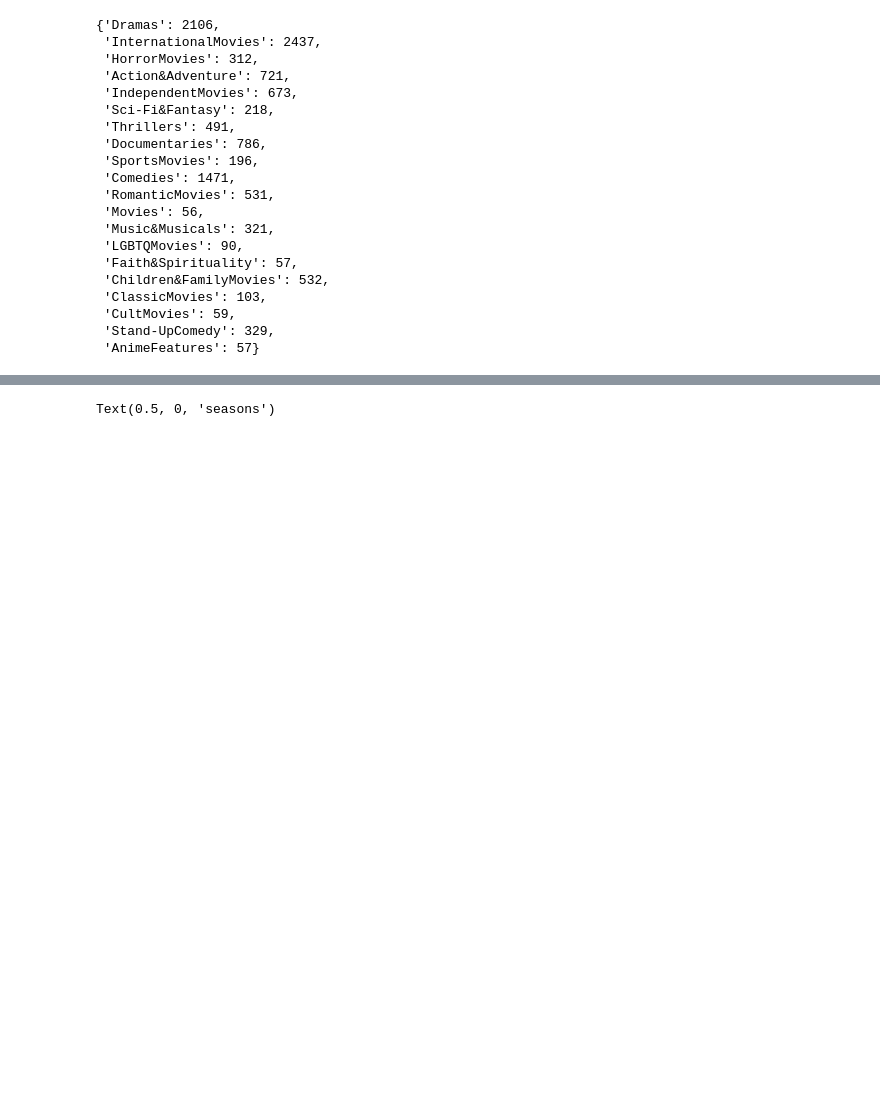
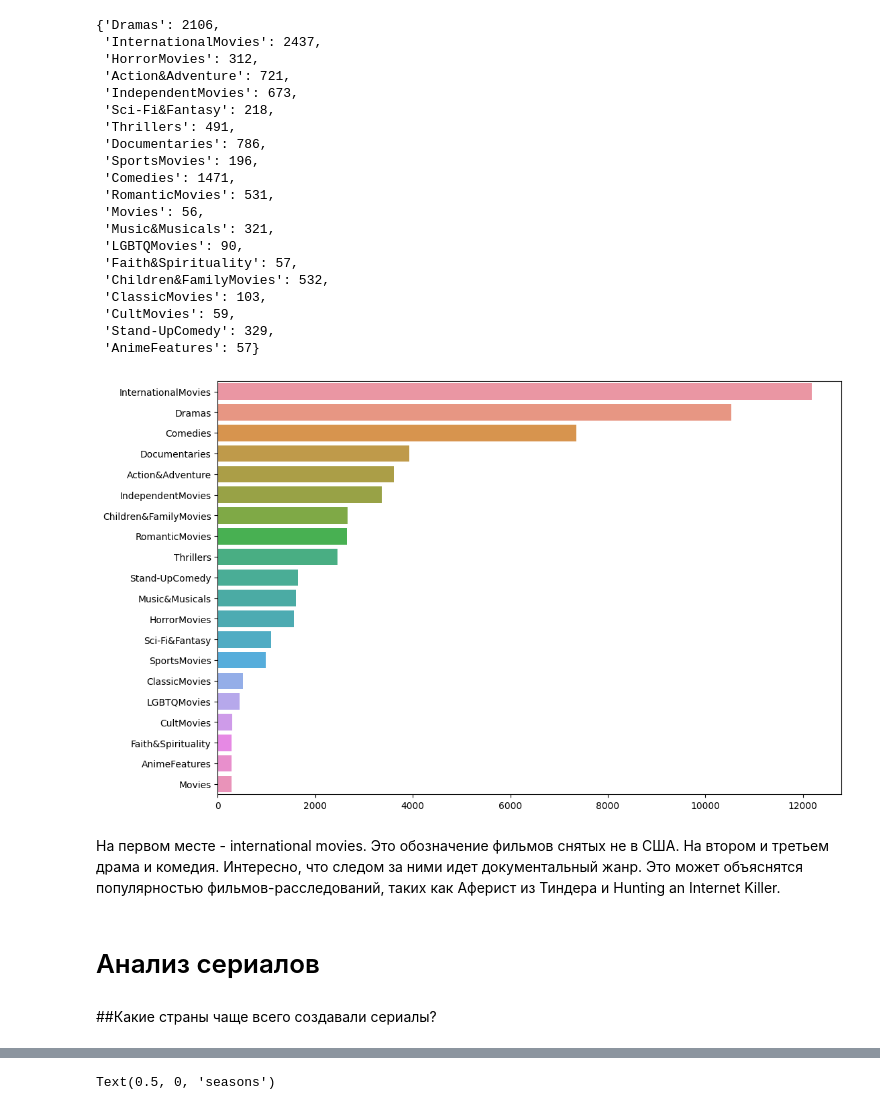
Before and after one commit to SquilliamFancyboy/DS-projects, a Jupyter notebook: EDA_Netfix_dataset.ipynb, the cells around one changed output, grey strips where cells are left out. Drawn from its saved outputs; the diff is of its cells as text; code cells hidden in the pictures; blank space fills up the shorter version.

```diff
--- a/EDA_Netfix_dataset.ipynb
+++ b/EDA_Netfix_dataset.ipynb
@@ -297,5 +207,18 @@ counter(movies['listed_in'], g_dict)
  'Stand-UpComedy': 329,
  'AnimeFeatures': 57}
 # %%
+#отсортируем с помощью функции
 g_names = [name for name, val in sorter(counter(movies['listed_in'], g_dict))]
 g_values = [val for name, val in sorter(counter(movies['listed_in'], g_dict))]
+#создадим график
+plt.figure(figsize=(12,8))
+ax = sns.barplot(x = g_values, y = g_names)
+plt.yticks(fontsize = 10);
+# %% [output]
+[figure, added]
+# %% [markdown]
+На первом месте - international movies. Это обозначение фильмов снятых не в США. На втором и третьем драма и комедия. Интересно, что следом за ними идет документальный жанр. Это может объяснятся популярностью фильмов-расследований, таких как Аферист из Тиндера и Hunting an Internet Killer.
+# %% [markdown]
+# Анализ сериалов
+# %% [markdown]
+##Какие страны чаще всего создавали сериалы?
```
Also changed, not shown: parts of 81 cells of this notebook.
